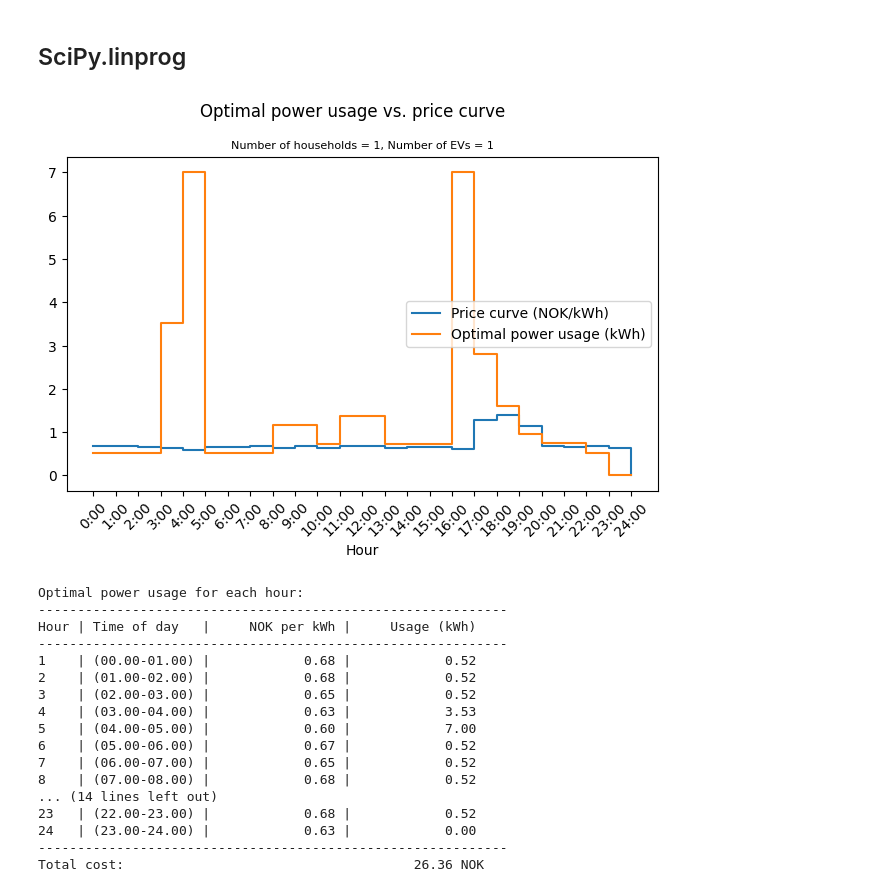
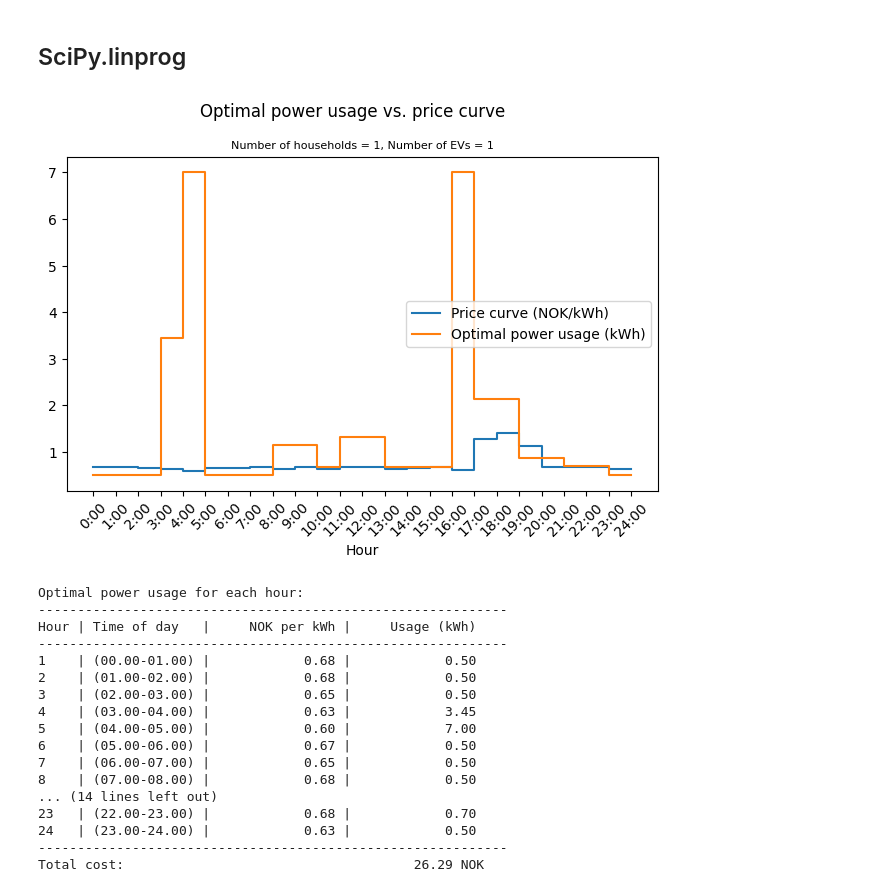
Before and after one commit to aishanbianshan/IN5410_a1, a Jupyter notebook: assignment1.ipynb, the cells around one changed output. Cells and saved outputs as stored; diff of their text form; code cells hidden in the pictures.

Commit message:
updated non-shift appliances hours

```diff
--- a/assignment1.ipynb
+++ b/assignment1.ipynb
@@ -237,18 +246,18 @@ peak_hours = range(17, 20)  # Peak hours from 5:00pm to 8:00pm
 # Power requirements and time constraints for each appliance
 appliances = [
     # non-shiftable loads
-    {"power": 2, "hours": range(10, 20)},  # Lighting
-    {"power": 9.6, "hours": range(0, 23)},  # Heating
-    {"power": 1.32, "hours": range(0, 23)},  # Refrigerator
+    {"power": 2, "hours": range(10, 21)},  # Lighting
+    {"power": 9.6, "hours": range(0, 24)},  # Heating
+    {"power": 1.32, "hours": range(0, 24)},  # Refrigerator
     {
         "power": 3.9,
         "hours": [8, 9, 11, 12, 17, 18],
     },  # Stove
-    {"power": 0.6, "hours": range(17, 22)},  # TV
-    {"power": 0.6, "hours": range(17, 22)},  # Computer
-    {"power": 0.144, "hours": range(0, 23)},  # Router
-    {"power": 0.84, "hours": range(0, 23)},  # Separate freezer
-    {"power": 1.2, "hours": range(17, 18)},  # Microwave
+    {"power": 0.6, "hours": range(17, 23)},  # TV
+    {"power": 0.6, "hours": range(17, 23)},  # Computer
+    {"power": 0.144, "hours": range(0, 24)},  # Router
+    {"power": 0.84, "hours": range(0, 24)},  # Separate freezer
+    {"power": 1.2, "hours": range(17, 19)},  # Microwave
     # shiftable loads
     {"power": 1.44, "hours": range(24)},  # Dishwasher
     {"power": 1.94, "hours": range(24)},  # Laundry machine
@@ -259,3 +268,9 @@ appliances = [
 
 non_shiftable_appliances = appliances[:9]
 shiftable_appliances = appliances[9:]
+
+print(f"non_shiftable_appliances:")
+for appliance in non_shiftable_appliances:
+    print(appliance)
+
+print([x for x in range(17, 18)])
@@ -308,0 +289,13 @@ print(shiftable_power_requirement*30)
+# %%
+usage_non_shiftable = np.zeros(24)
+for appliance in non_shiftable_appliances:
+    # print([x for x in appliance["hours"]])
+    # print(f'Daily power {appliance["power"]} kWh, for hours {[x for x in appliance["hours"]]} gives an hourly consumption of {appliance["power"] / len(appliance["hours"])}')
+    print(appliance["power"] / len(appliance["hours"]))
+    for hour in appliance["hours"]:
+        usage_non_shiftable[hour] += appliance["power"] / len(appliance["hours"])
+
+costs = generate_price_curve_RTP(peak_hours)
+daily_cost_non_shiftable = sum([costs[i] * usage for i, usage in enumerate(usage_non_shiftable)])
+# print(f'Daily non-shiftable usage (kWh) {sum(usage_non_shiftable)}')
+print(f'Daily non-shiftable cost (NOK) {daily_cost_non_shiftable}')
@@ -807,56 +829,53 @@ b_ub = hour_power_cap_vector - k
 
 # Bounds for each decision variable
 # Non-negative bounds for A_0..A_23, B_0...B_23, C_0..C_23, D_0...D_23 all 96 variables
-bounds = [
-    (0, None) for _ in range(96)
-]
+bounds = [(0, None) for _ in range(96)]
 
 
 # # Solve the linear programming problem
 # result = linprog(c, A_eq=A_eq, b_eq=b_eq, bounds=bounds, method='highs')  #results for Q2
 result = linprog(
     c, A_eq=A_eq, b_eq=b_eq, A_ub=A_ub, b_ub=b_ub, bounds=bounds, method="highs"
 )
 decision_variable_dimension = len(result.x)
 # print("the decision vector has the dimention of =", decision_variable_dimension)
 # Check if the optimization was successful
 if result.success:
     optimal_solution = result.x
     optimal_value = result.fun
     # print("Optimal Solution:", optimal_solution)
     # print("Optimal Value of Objective Function:", optimal_value)
 
     # Extract the optimal power usage and reshape it to get the usage for each appliance at each hour
     optimal_usage = result.x.reshape(-1, 24)
     # sum the power usage for each hour
     optimal_usage = np.sum(optimal_usage, axis=0)
 
     # add non-shiftable appliances to the optimal_usage
     for appliance in non_shiftable_appliances:
         for hour in appliance["hours"]:
             optimal_usage[hour] += appliance["power"] / len(appliance["hours"])
 
-
     plot_price_curve_vs_usage(costs, optimal_usage)
     print_optimal_usage(costs, optimal_usage)
 else:
     print("Optimization failed. Message:", result.message)
 # %% [output]
-[figure, old version]
+[figure, new version]
 Optimal power usage for each hour:
 ------------------------------------------------------------
 Hour | Time of day   |     NOK per kWh |     Usage (kWh)
 ------------------------------------------------------------
-1    | (00.00-01.00) |            0.68 |            0.52
-2    | (01.00-02.00) |            0.68 |            0.52
-3    | (02.00-03.00) |            0.65 |            0.52
-4    | (03.00-04.00) |            0.63 |            3.53
+1    | (00.00-01.00) |            0.68 |            0.50
+2    | (01.00-02.00) |            0.68 |            0.50
+3    | (02.00-03.00) |            0.65 |            0.50
+4    | (03.00-04.00) |            0.63 |            3.45
 5    | (04.00-05.00) |            0.60 |            7.00
-6    | (05.00-06.00) |            0.67 |            0.52
-7    | (06.00-07.00) |            0.65 |            0.52
-8    | (07.00-08.00) |            0.68 |            0.52
+6    | (05.00-06.00) |            0.67 |            0.50
+7    | (06.00-07.00) |            0.65 |            0.50
+8    | (07.00-08.00) |            0.68 |            0.50
 ... (14 lines left out)
-23   | (22.00-23.00) |            0.68 |            0.52
-24   | (23.00-24.00) |            0.63 |            0.00
+23   | (22.00-23.00) |            0.68 |            0.70
+24   | (23.00-24.00) |            0.63 |            0.50
 ------------------------------------------------------------
-Total cost:                                     26.36 NOK
+Total cost:                                     26.29 NOK
```
Also changed, not shown: parts of 14 cells of this notebook.
